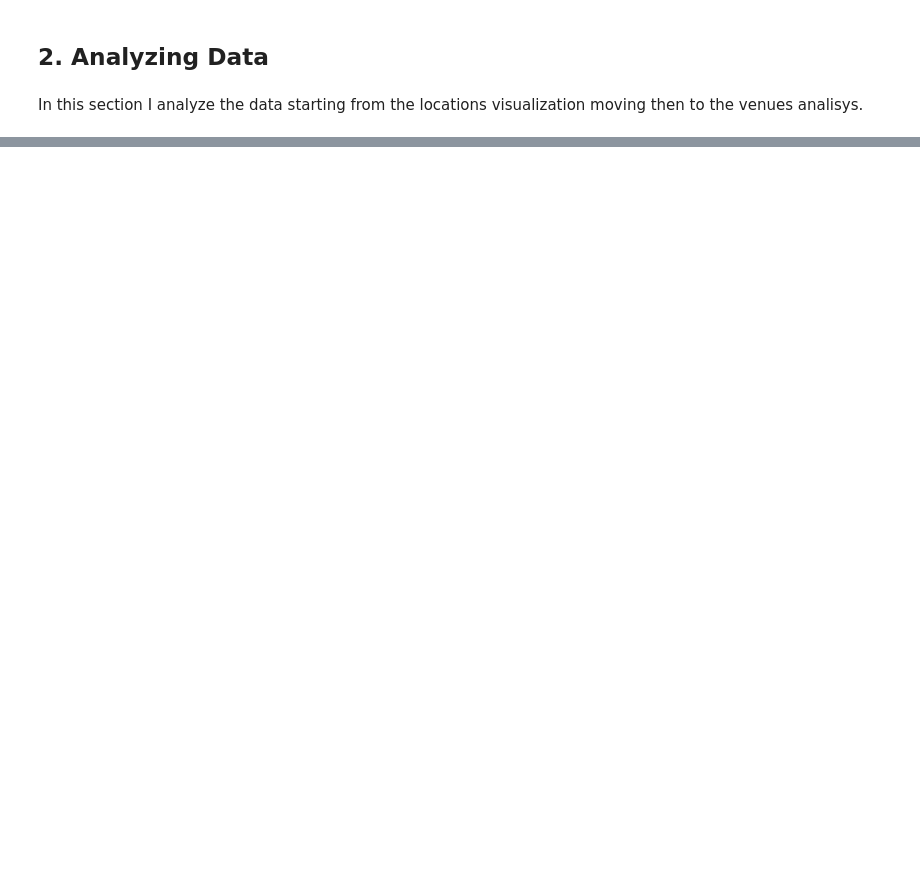
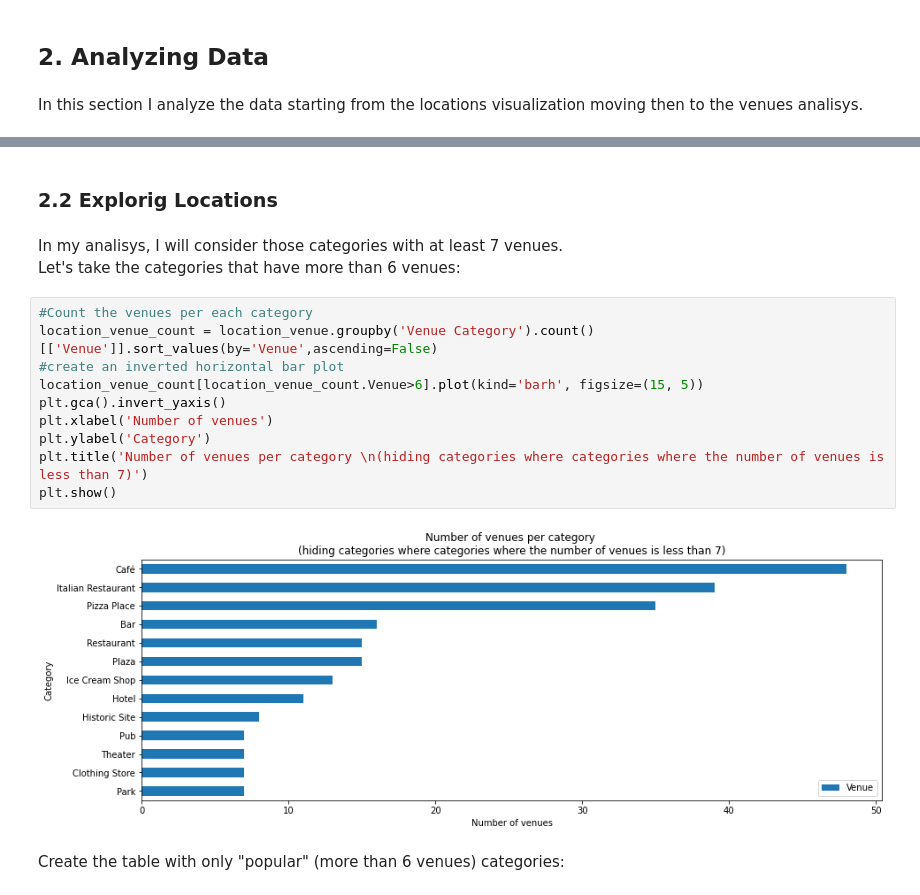
Before and after one commit to sebas1986/TheMotorSportValley-WhereToLive-, a Jupyter notebook: ProjectAnalysis.ipynb, the cells around one changed output, grey strips where cells are left out. Drawn from its saved outputs; the diff is of its cells as text; blank space fills up the shorter version.

```diff
--- a/ProjectAnalysis.ipynb
+++ b/ProjectAnalysis.ipynb
@@ -170,0 +194,19 @@ import folium # map rendering library
+# %% [markdown]
+### 2.2 Explorig Locations
+# %% [markdown]
+In my analisys, I will consider those categories with at least 7 venues.
+Let's take the categories that have more than 6 venues:
+# %%
+#Count the venues per each category
+location_venue_count = location_venue.groupby('Venue Category').count()[['Venue']].sort_values(by='Venue',ascending=False)
+#create an inverted horizontal bar plot
+location_venue_count[location_venue_count.Venue>6].plot(kind='barh', figsize=(15, 5))
+plt.gca().invert_yaxis()
+plt.xlabel('Number of venues')
+plt.ylabel('Category')
+plt.title('Number of venues per category \n(hiding categories where categories where the number of venues is less than 7)')
+plt.show()
+# %% [output]
+[figure, added]
+# %% [markdown]
+Create the table with only "popular" (more than 6 venues) categories:
```
Also changed, not shown: parts of 63 cells of this notebook.
